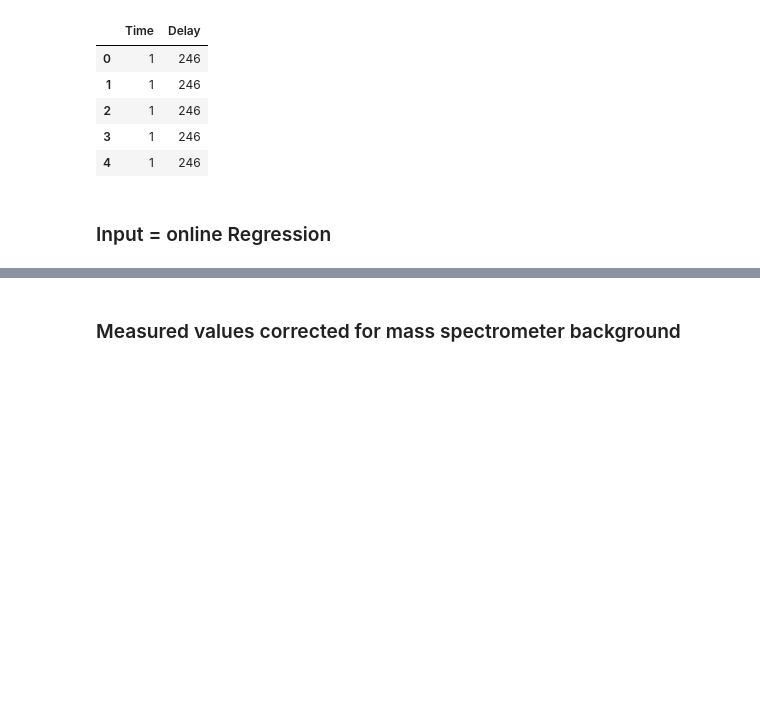
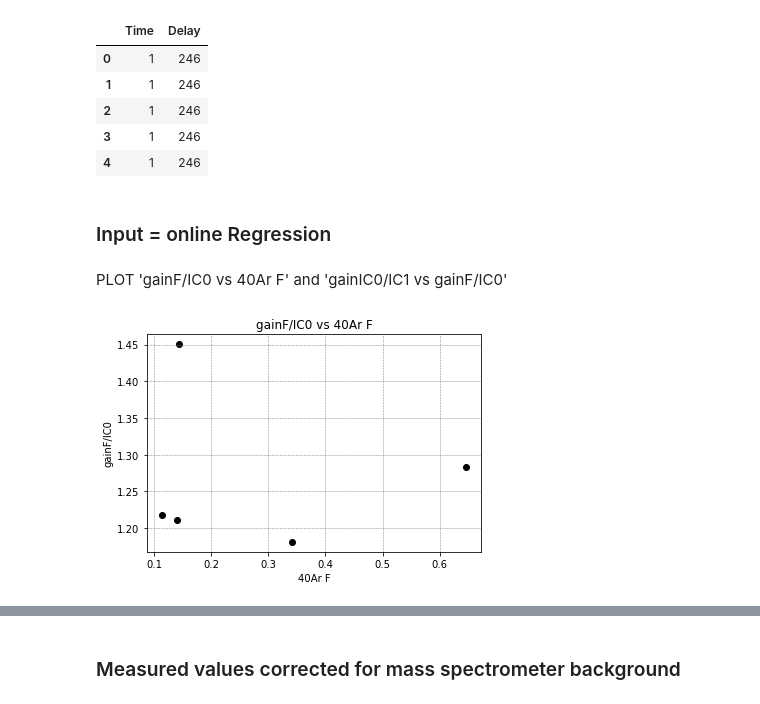
Before and after one commit to gecos-lab/PyCalcolAr, a Jupyter notebook: notebooks/PyCalcolAr_working.ipynb, the cells around one changed output, grey strips where cells are left out. Cells and saved outputs as stored; diff of their text form; code cells hidden in the pictures; blank space fills up the shorter version.

```diff
--- a/notebooks/PyCalcolAr_working.ipynb
+++ b/notebooks/PyCalcolAr_working.ipynb
@@ -524,3 +524,14 @@ display(input_data_df)
 | 4 | 1 | 246 |
 # %% [markdown]
 ### Input = online Regression
+# %% [markdown]
+PLOT 'gainF/IC0 vs 40Ar F' and 'gainIC0/IC1 vs gainF/IC0'
+# %%
+# Crea 'gainF/IC0 vs 40Ar F'
+plt.scatter(df_data['40Ar F'],df_data['gainF/IC0'],marker= 'o', color = 'black' )
+plt.title('gainF/IC0 vs 40Ar F')
+plt.xlabel('40Ar F')
+plt.ylabel('gainF/IC0')
+plt.grid(color='grey', linestyle='--', linewidth=0.5)
+# %% [output]
+[figure, added]
```
Also changed, not shown: parts of 69 cells of this notebook.
